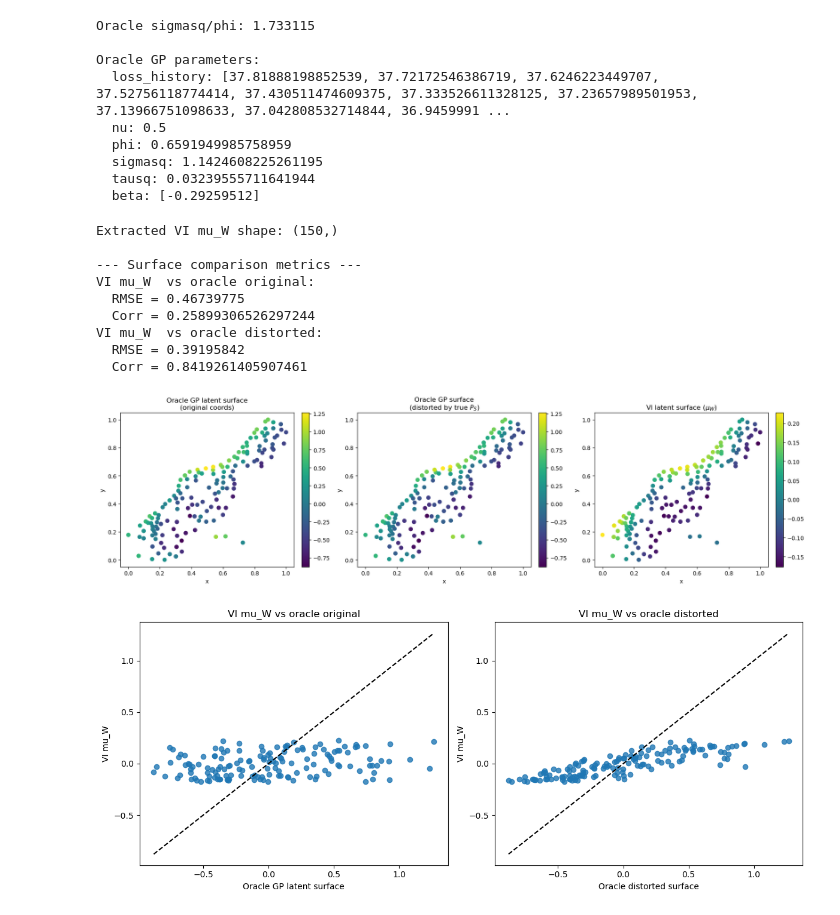
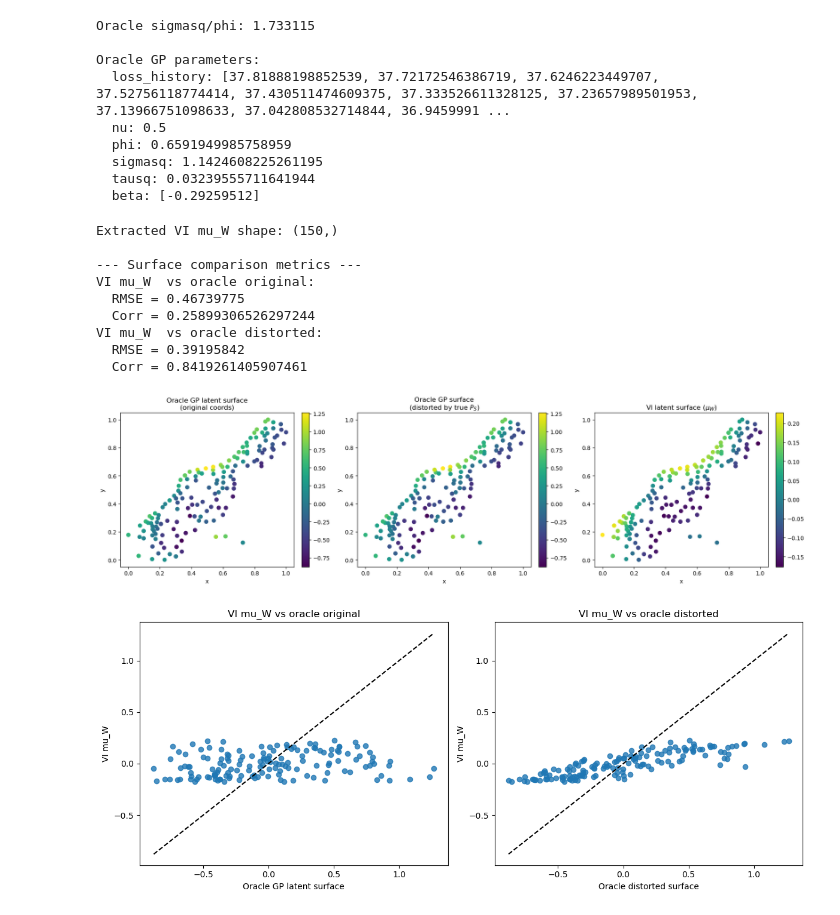
Before and after one commit to isayantan/SpatialReg-Unlinked, a Jupyter notebook: src/data_analysis_2.ipynb, the cells around one changed output. Cells and saved outputs as stored; diff of their text form; code cells hidden in the pictures.

```diff
--- a/src/data_analysis_2.ipynb
+++ b/src/data_analysis_2.ipynb
@@ -1089,7 +1094,13 @@ print("Extracted VI mu_W shape:", mu_W_vi.shape)
 #    from VI output if available
 # ------------------------------------------------------------
 
-piS_est = round_to_perm(vi_results['results']['M_X_star']) # default to true perm if not found in VI output
+piS_est = round_to_perm(vi_results['results']['M_S_star'])
+ # default to true perm if not found in VI output
+#make piS_est tensor if it's numpy
+if isinstance(piS_est, np.ndarray):
+    piS_est = torch.from_numpy(piS_est).float().to(device)
+#create big block permutation from piS_est
+P_S_est = make_big_block_perm(piS_est, n_blocks=15)
 # ------------------------------------------------------------
 # 5) If VI mu_W is already in original latent ordering, compare to w_oracle.
 #    If VI mu_W is still in permuted/distorted ordering, compare to w_oracle_distorted.
@@ -1166,33 +1177,43 @@ plt.show()
 # ------------------------------------------------------------
 fig, axes = plt.subplots(1, 2, figsize=(12, 5))
 
-axes[0].scatter(w_oracle, mu_W_vi, alpha=0.8)
+axes[0].scatter(w_oracle, P_S_est.T @ mu_W_vi, alpha=0.8)
 mn = min(w_oracle.min(), mu_W_vi.min())
 mx = max(w_oracle.max(), mu_W_vi.max())
 axes[0].plot([mn, mx], [mn, mx], 'k--')
 axes[0].set_title("VI mu_W vs oracle original")
 axes[0].set_xlabel("Oracle GP latent surface")
 axes[0].set_ylabel("VI mu_W")
 
 axes[1].scatter(w_oracle_distorted, mu_W_vi, alpha=0.8)
 mn = min(w_oracle_distorted.min(), mu_W_vi.min())
 mx = max(w_oracle_distorted.max(), mu_W_vi.max())
 axes[1].plot([mn, mx], [mn, mx], 'k--')
 axes[1].set_title("VI mu_W vs oracle distorted")
 axes[1].set_xlabel("Oracle distorted surface")
 axes[1].set_ylabel("VI mu_W")
 
 plt.tight_layout()
 plt.show()
+
+# save the w's in csv for oracle and P_S_est @ mu_W_vi
+import pandas as pd
+df_comparison = pd.DataFrame({
+    "w_oracle": w_oracle,
+    "w_oracle_distorted": w_oracle_distorted,
+    "mu_W_vi": mu_W_vi,
+    "mu_W_vi_perm": P_S_est @ mu_W_vi,
+})
+df_comparison.to_csv("latent_surface_comparison_15_10.csv", index=False)
 # %% [output]
 Extracted VI mu_W shape: (150,)
 
 --- Surface comparison metrics ---
 VI mu_W  vs oracle original:
   RMSE = 0.46739775
   Corr = 0.25899306526297244
 VI mu_W  vs oracle distorted:
   RMSE = 0.39195842
   Corr = 0.8419261405907461
 [figure]
-[figure, old version]
+[figure, new version]
```
Also changed, not shown: parts of 2 cells of this notebook, 3 other files.
